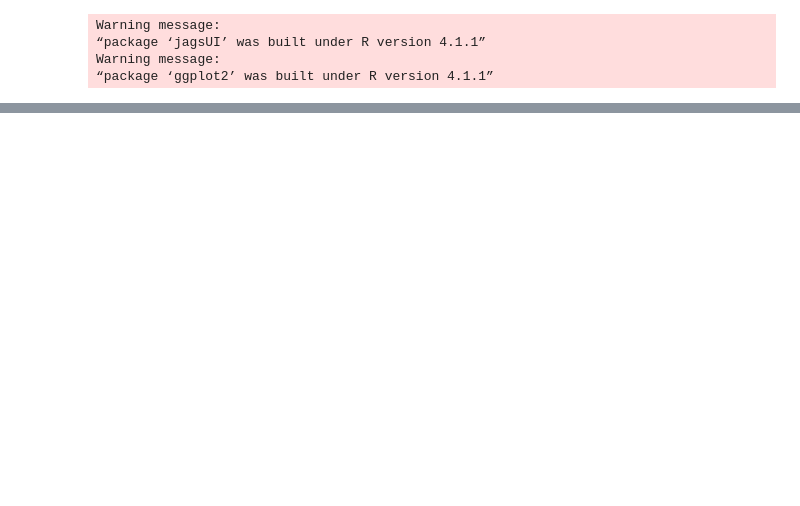
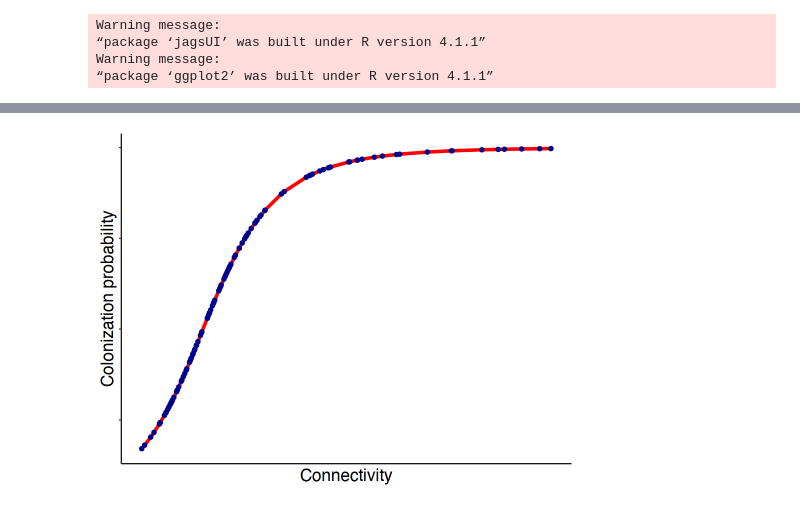
Before and after one commit to erikseulean/wildlife, a Jupyter notebook: Assignment3.ipynb, the cells around one changed output, grey strips where cells are left out. Cells and saved outputs as stored; diff of their text form; code cells hidden in the pictures; blank space fills up the shorter version.

```diff
--- a/Assignment3.ipynb
+++ b/Assignment3.ipynb
@@ -205,0 +246,21 @@ volesout$mean$propocc
+# %%
+options(repr.plot.width=8, repr.plot.height=6)
+#plot(volesout$mean$gamma[,1], voles$Connectivity)
+#cor(volesout$mean$gamma[,1], voles$Connectivity)
+
+options(repr.plot.width=8, repr.plot.height=6)
+lengthepsilon = data.frame(
+    Connectivity = voles$Connectivity,
+    Colonization = volesout$mean$gamma[,1]
+)
+
+ggplot(data = lengthepsilon,
+       aes(x = Connectivity, y = Colonization)) +
+       geom_line(line_type="dotted", color="red", size=1.5) + geom_point(color="darkblue", size=2) + theme(panel.grid.major = element_blank(), panel.grid.minor = element_blank(),
+        panel.background = element_blank(),
+        axis.line = element_line(colour = "black"),
+        text = element_text(size=20),
+        axis.ticks.x=element_blank(),
+        axis.text.x=element_blank(),
+        axis.text.y=element_blank()) + ylab("Colonization probability")
+# %% [output]
@@ -205,0 +269 @@ volesout$mean$propocc
+[figure, added]
```
Also changed, not shown: parts of 15 cells of this notebook, 4 other files.
